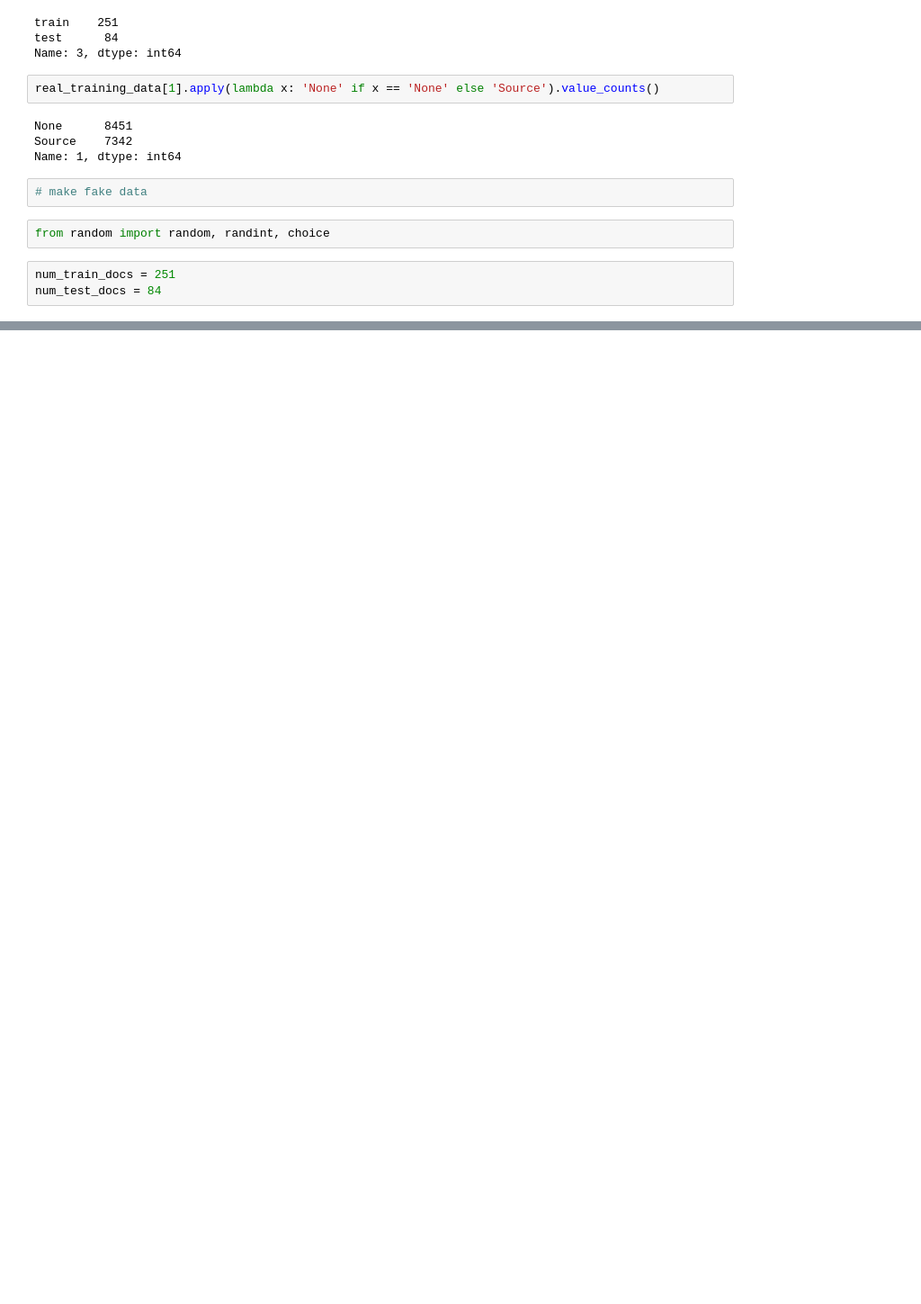
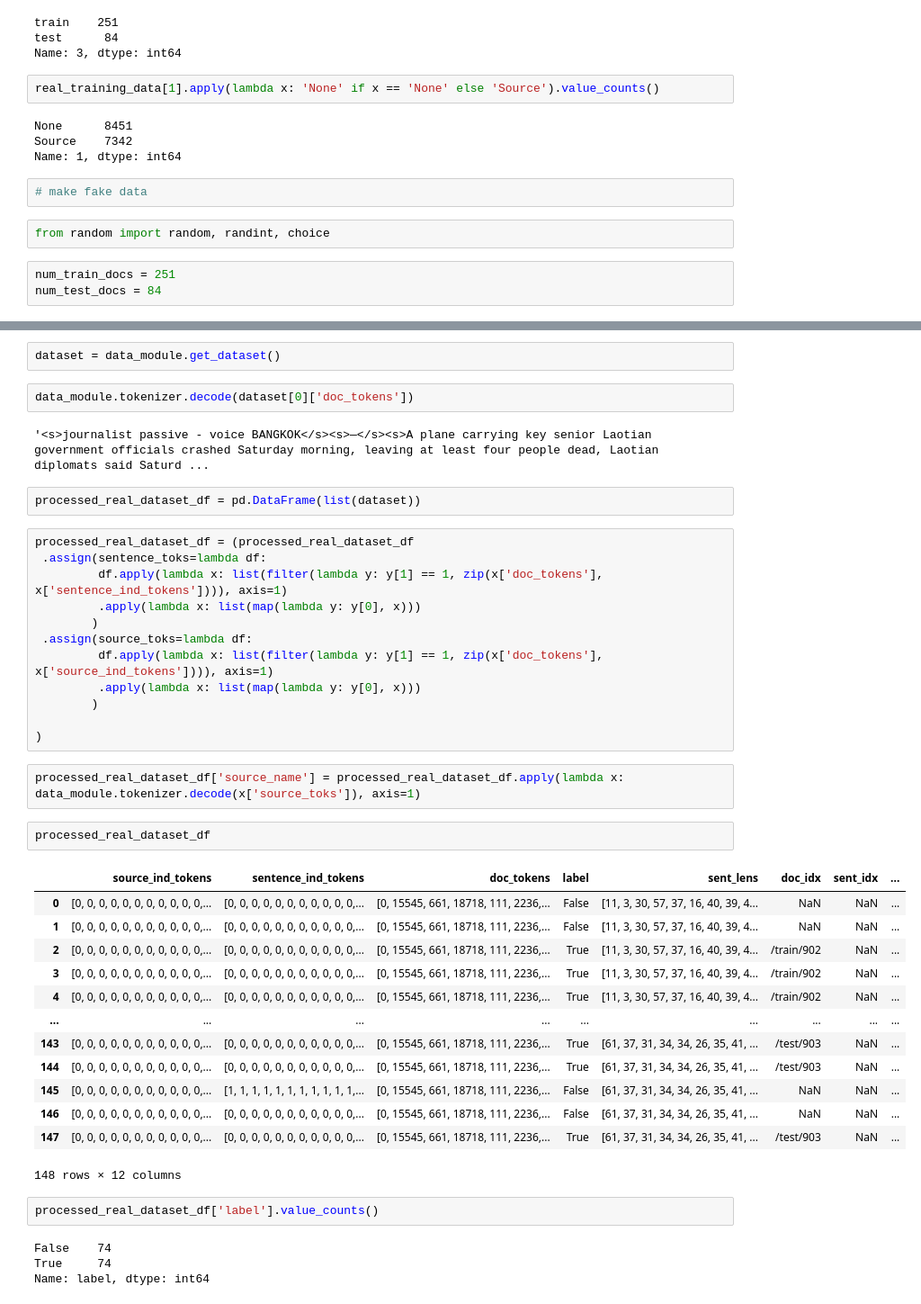
Before and after one commit to alex2awesome/source-exploration, a Jupyter notebook: notebooks/2022-10-04__look-at-classifier-dataset-creation.ipynb, the cells around one changed output, grey strips where cells are left out. Shown at 90% size. Saved outputs shown, nothing was run; the diff lists cells and outputs as text; blank space fills up the shorter version.

```diff
--- a/notebooks/2022-10-04__look-at-classifier-dataset-creation.ipynb
+++ b/notebooks/2022-10-04__look-at-classifier-dataset-creation.ipynb
@@ -100,0 +128,44 @@ pd.DataFrame(output_docs).to_csv(
+# %%
+dataset = data_module.get_dataset()
+# %%
+data_module.tokenizer.decode(dataset[0]['doc_tokens'])
+# %% [output]
+'<s>journalist passive - voice BANGKOK</s><s>—</s><s>A plane carrying key senior Laotian government officials crashed Saturday morning, leaving at least four people dead, Laotian diplomats said Saturd ...
+# %%
+processed_real_dataset_df = pd.DataFrame(list(dataset))
+# %%
+processed_real_dataset_df = (processed_real_dataset_df
+ .assign(sentence_toks=lambda df:
+         df.apply(lambda x: list(filter(lambda y: y[1] == 1, zip(x['doc_tokens'], x['sentence_ind_tokens']))), axis=1)
+         .apply(lambda x: list(map(lambda y: y[0], x)))
+        )
+ .assign(source_toks=lambda df:
+         df.apply(lambda x: list(filter(lambda y: y[1] == 1, zip(x['doc_tokens'], x['source_ind_tokens']))), axis=1)
+         .apply(lambda x: list(map(lambda y: y[0], x)))
+        )
+
+)
+# %%
+processed_real_dataset_df['source_name'] = processed_real_dataset_df.apply(lambda x: data_module.tokenizer.decode(x['source_toks']), axis=1)
+# %%
+processed_real_dataset_df
+# %% [output]
+|  | source_ind_tokens | sentence_ind_tokens | doc_tokens | label | sent_lens | doc_idx | sent_idx | ... |
+| 0 | [0, 0, 0, 0, 0, 0, 0, 0, 0, 0, 0,... | [0, 0, 0, 0, 0, 0, 0, 0, 0, 0, 0,... | [0, 15545, 661, 18718, 111, 2236,... | False | [11, 3, 30, 57, 37, 16, 40, 39, 4... | NaN | NaN | ... |
+| 1 | [0, 0, 0, 0, 0, 0, 0, 0, 0, 0, 0,... | [0, 0, 0, 0, 0, 0, 0, 0, 0, 0, 0,... | [0, 15545, 661, 18718, 111, 2236,... | False | [11, 3, 30, 57, 37, 16, 40, 39, 4... | NaN | NaN | ... |
+| 2 | [0, 0, 0, 0, 0, 0, 0, 0, 0, 0, 0,... | [0, 0, 0, 0, 0, 0, 0, 0, 0, 0, 0,... | [0, 15545, 661, 18718, 111, 2236,... | True | [11, 3, 30, 57, 37, 16, 40, 39, 4... | /train/902 | NaN | ... |
+| 3 | [0, 0, 0, 0, 0, 0, 0, 0, 0, 0, 0,... | [0, 0, 0, 0, 0, 0, 0, 0, 0, 0, 0,... | [0, 15545, 661, 18718, 111, 2236,... | True | [11, 3, 30, 57, 37, 16, 40, 39, 4... | /train/902 | NaN | ... |
+| 4 | [0, 0, 0, 0, 0, 0, 0, 0, 0, 0, 0,... | [0, 0, 0, 0, 0, 0, 0, 0, 0, 0, 0,... | [0, 15545, 661, 18718, 111, 2236,... | True | [11, 3, 30, 57, 37, 16, 40, 39, 4... | /train/902 | NaN | ... |
+| ... | ... | ... | ... | ... | ... | ... | ... | ... |
+| 143 | [0, 0, 0, 0, 0, 0, 0, 0, 0, 0, 0,... | [0, 0, 0, 0, 0, 0, 0, 0, 0, 0, 0,... | [0, 15545, 661, 18718, 111, 2236,... | True | [61, 37, 31, 34, 34, 26, 35, 41, ... | /test/903 | NaN | ... |
+| 144 | [0, 0, 0, 0, 0, 0, 0, 0, 0, 0, 0,... | [0, 0, 0, 0, 0, 0, 0, 0, 0, 0, 0,... | [0, 15545, 661, 18718, 111, 2236,... | True | [61, 37, 31, 34, 34, 26, 35, 41, ... | /test/903 | NaN | ... |
+| 145 | [0, 0, 0, 0, 0, 0, 0, 0, 0, 0, 0,... | [1, 1, 1, 1, 1, 1, 1, 1, 1, 1, 1,... | [0, 15545, 661, 18718, 111, 2236,... | False | [61, 37, 31, 34, 34, 26, 35, 41, ... | NaN | NaN | ... |
+| 146 | [0, 0, 0, 0, 0, 0, 0, 0, 0, 0, 0,... | [0, 0, 0, 0, 0, 0, 0, 0, 0, 0, 0,... | [0, 15545, 661, 18718, 111, 2236,... | False | [61, 37, 31, 34, 34, 26, 35, 41, ... | NaN | NaN | ... |
+| 147 | [0, 0, 0, 0, 0, 0, 0, 0, 0, 0, 0,... | [0, 0, 0, 0, 0, 0, 0, 0, 0, 0, 0,... | [0, 15545, 661, 18718, 111, 2236,... | True | [61, 37, 31, 34, 34, 26, 35, 41, ... | /test/903 | NaN | ... |
+148 rows × 12 columns
+# %%
+processed_real_dataset_df['label'].value_counts()
+# %% [output]
+False    74
+True     74
+Name: label, dtype: int64
```
Also changed, not shown: parts of 22 cells of this notebook, 3 other files.
